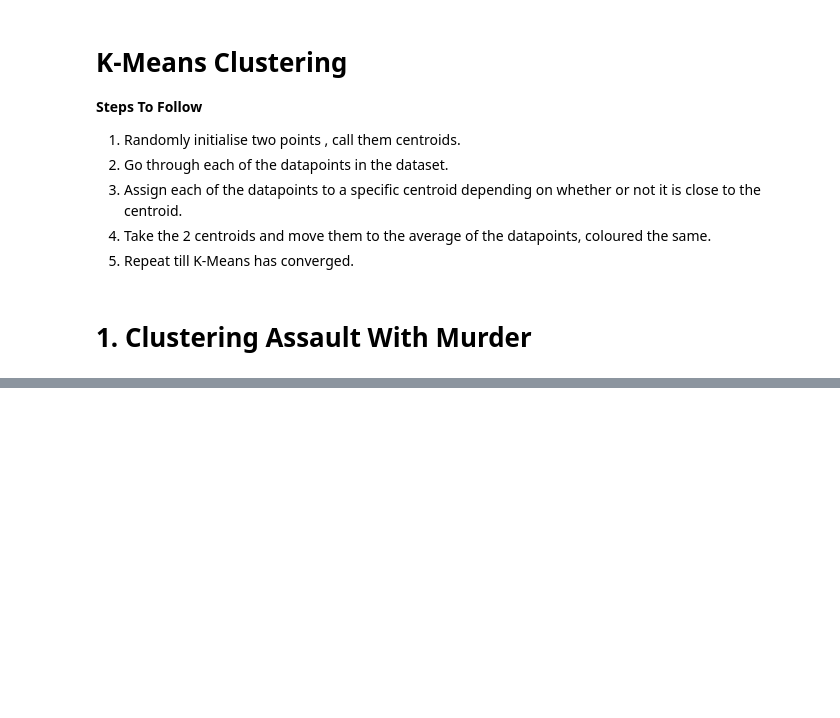
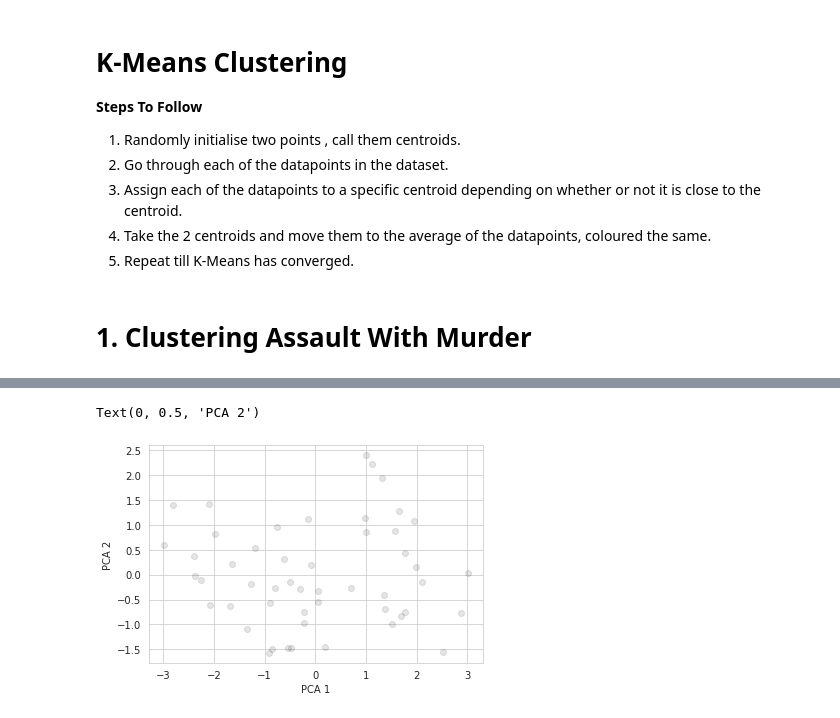
Before and after one commit to TROISTROIS/BLUE-BOOK-FOR-BULLDOZERS, a Jupyter notebook: k-means-practice.ipynb, the cells around one changed output, grey strips where cells are left out. Cells and saved outputs as stored; diff of their text form; code cells hidden in the pictures; blank space fills up the shorter version.

```diff
--- a/k-means-practice.ipynb
+++ b/k-means-practice.ipynb
@@ -131,0 +140,7 @@ df = df.values
+# %%
+plt.scatter(PCA_components[0], PCA_components[1], alpha=.1, color='black')
+plt.xlabel('PCA 1')
+plt.ylabel('PCA 2')
+# %% [output]
+Text(0, 0.5, 'PCA 2')
+[figure, added]
```
Also changed, not shown: parts of 11 cells of this notebook.
